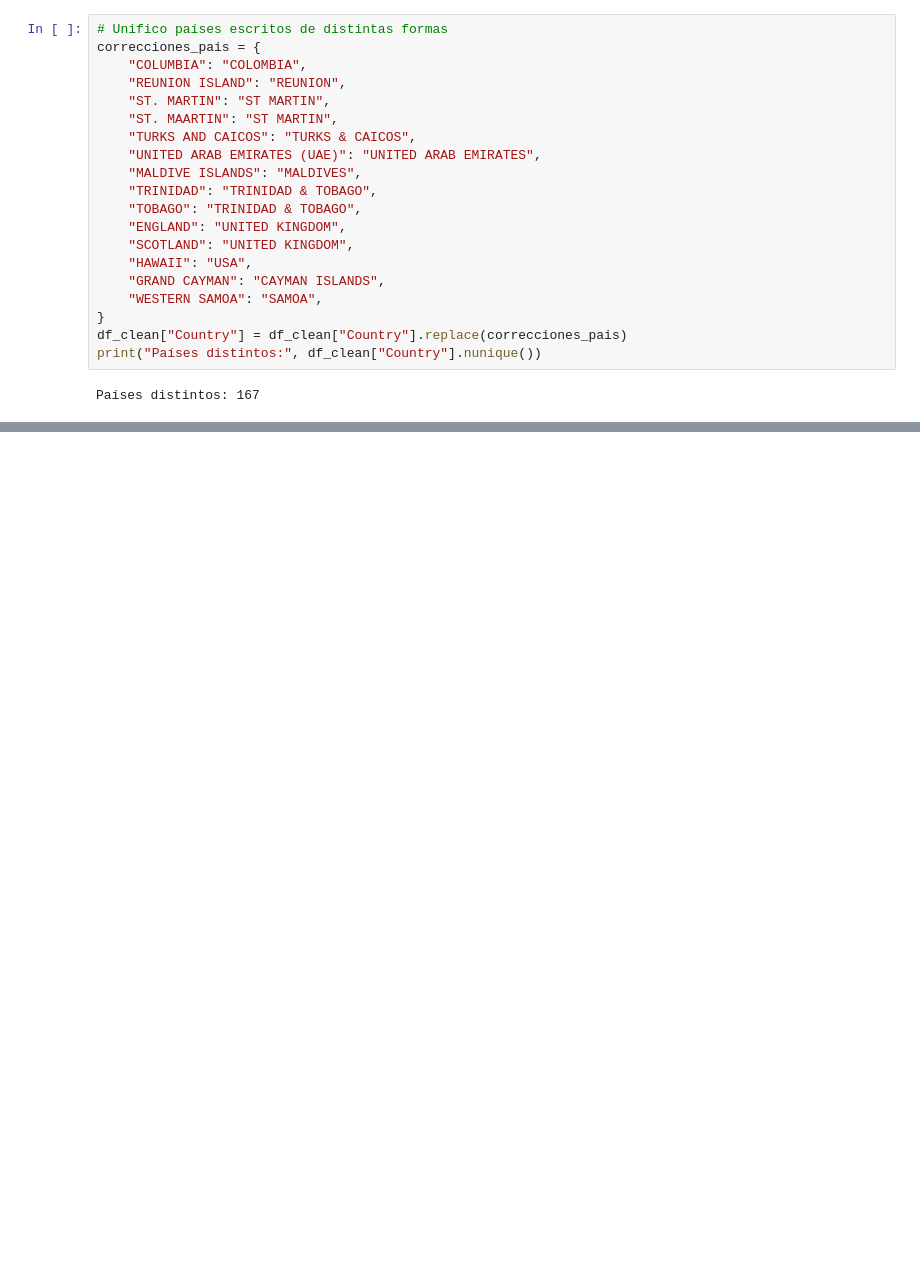
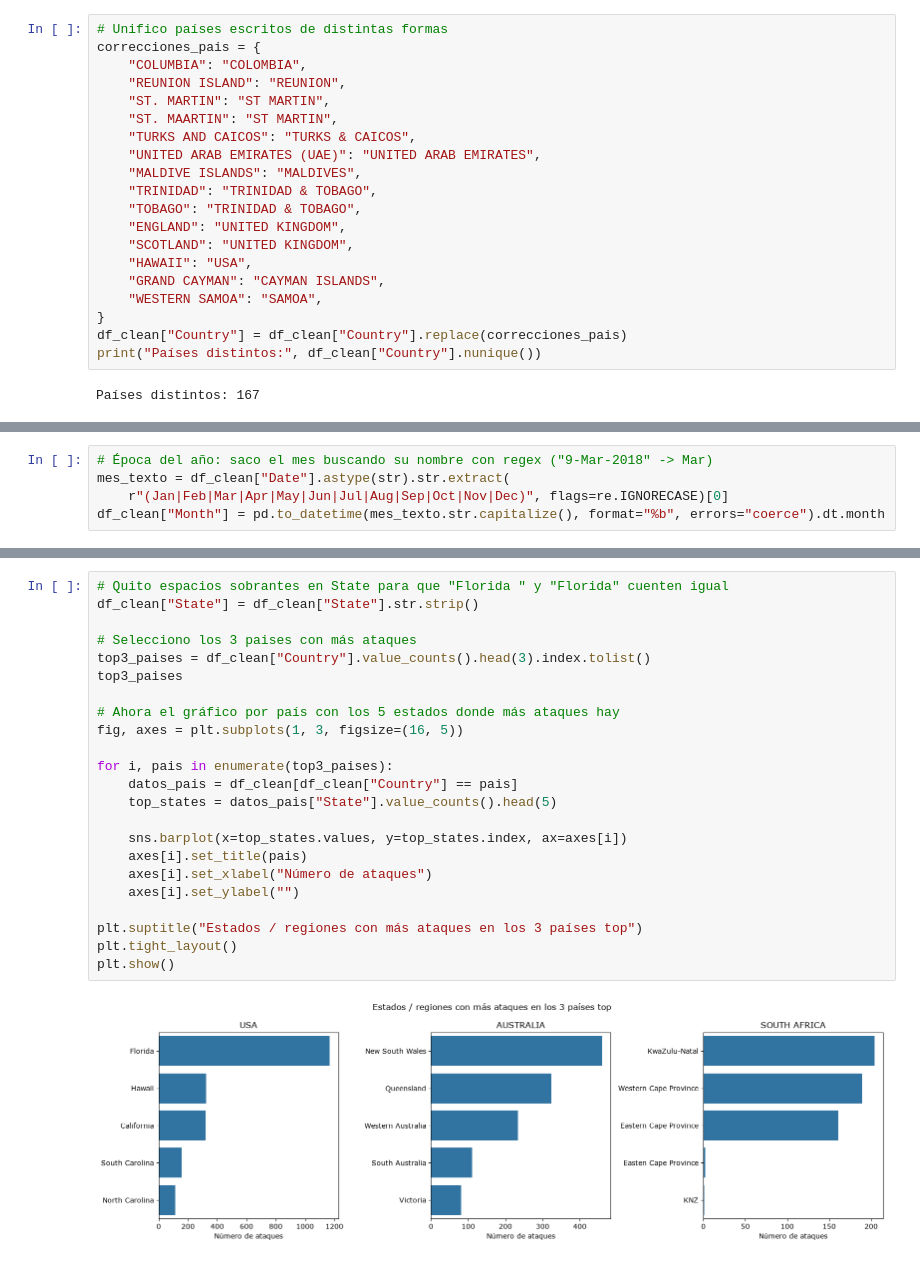
Before and after one commit to agencia-zyntria/Yaja-ensurance-S.L., a Jupyter notebook: limpieza_juan.ipynb, the cells around one changed output, grey strips where cells are left out. Cells and saved outputs as stored; diff of their text form; blank space fills up the shorter version.

```diff
--- a/limpieza_juan.ipynb
+++ b/limpieza_juan.ipynb
@@ -251,0 +226,5 @@ Name: count, dtype: int64
+# %%
+# Época del año: saco el mes buscando su nombre con regex ("9-Mar-2018" -> Mar)
+mes_texto = df_clean["Date"].astype(str).str.extract(
+    r"(Jan|Feb|Mar|Apr|May|Jun|Jul|Aug|Sep|Oct|Nov|Dec)", flags=re.IGNORECASE)[0]
+df_clean["Month"] = pd.to_datetime(mes_texto.str.capitalize(), format="%b", errors="coerce").dt.month
@@ -251,0 +310,25 @@ Name: count, dtype: int64
+# %%
+# Quito espacios sobrantes en State para que "Florida " y "Florida" cuenten igual
+df_clean["State"] = df_clean["State"].str.strip()
+
+# Selecciono los 3 paises con más ataques
+top3_paises = df_clean["Country"].value_counts().head(3).index.tolist()
+top3_paises
+
+# Ahora el gráfico por país con los 5 estados donde más ataques hay
+fig, axes = plt.subplots(1, 3, figsize=(16, 5))
+
+for i, pais in enumerate(top3_paises):
+    datos_pais = df_clean[df_clean["Country"] == pais]
+    top_states = datos_pais["State"].value_counts().head(5)
+
+    sns.barplot(x=top_states.values, y=top_states.index, ax=axes[i])
+    axes[i].set_title(pais)
+    axes[i].set_xlabel("Número de ataques")
+    axes[i].set_ylabel("")
+
+plt.suptitle("Estados / regiones con más ataques en los 3 países top")
+plt.tight_layout()
+plt.show()
+# %% [output]
+[figure, added]
```
Also changed, not shown: parts of 16 cells of this notebook.
